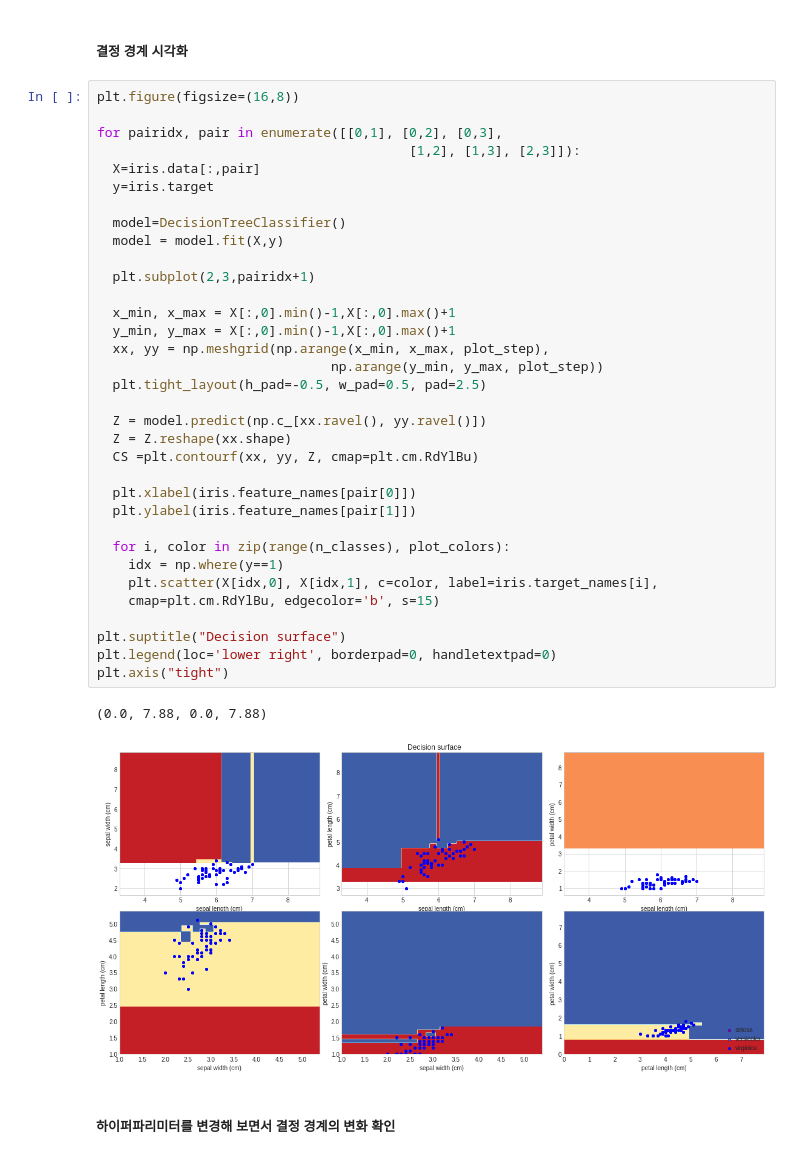
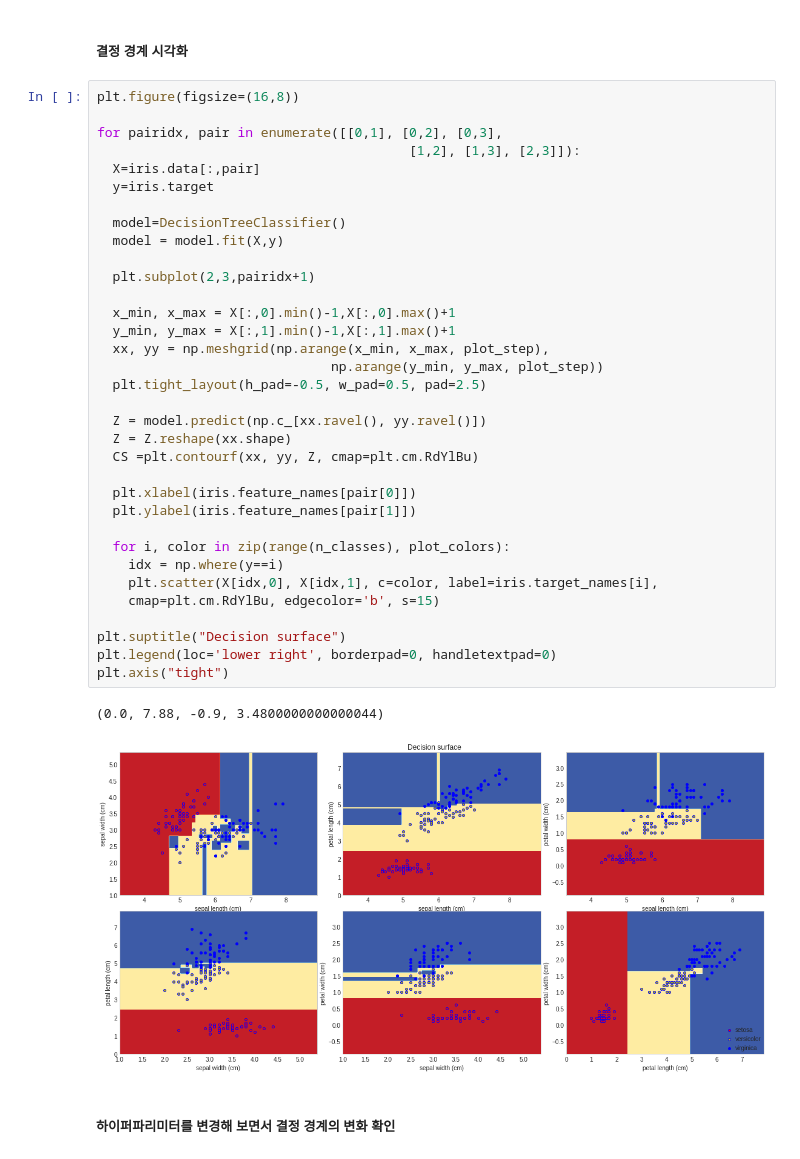
Before and after one commit to Tom-Jung/Suanlab_example, a Jupyter notebook: _8_결정_트리(Decision_Tree).ipynb, the cells around one changed output. Cells and saved outputs as stored; diff of their text form.

```diff
--- a/_8_결정_트리(Decision_Tree).ipynb
+++ b/_8_결정_트리(Decision_Tree).ipynb
@@ -296,36 +296,36 @@ plt.figure(figsize=(16,8))
 for pairidx, pair in enumerate([[0,1], [0,2], [0,3],
                                         [1,2], [1,3], [2,3]]):
   X=iris.data[:,pair]
   y=iris.target
 
   model=DecisionTreeClassifier()
   model = model.fit(X,y)
 
   plt.subplot(2,3,pairidx+1)
 
   x_min, x_max = X[:,0].min()-1,X[:,0].max()+1
-  y_min, y_max = X[:,0].min()-1,X[:,0].max()+1
+  y_min, y_max = X[:,1].min()-1,X[:,1].max()+1
   xx, yy = np.meshgrid(np.arange(x_min, x_max, plot_step),
                               np.arange(y_min, y_max, plot_step))
   plt.tight_layout(h_pad=-0.5, w_pad=0.5, pad=2.5)
 
   Z = model.predict(np.c_[xx.ravel(), yy.ravel()])
   Z = Z.reshape(xx.shape)
   CS =plt.contourf(xx, yy, Z, cmap=plt.cm.RdYlBu)
 
   plt.xlabel(iris.feature_names[pair[0]])
   plt.ylabel(iris.feature_names[pair[1]])
 
   for i, color in zip(range(n_classes), plot_colors):
-    idx = np.where(y==1)
+    idx = np.where(y==i)
     plt.scatter(X[idx,0], X[idx,1], c=color, label=iris.target_names[i],
     cmap=plt.cm.RdYlBu, edgecolor='b', s=15)
 
 plt.suptitle("Decision surface")
 plt.legend(loc='lower right', borderpad=0, handletextpad=0)
 plt.axis("tight")
 # %% [output]
-(0.0, 7.88, 0.0, 7.88)
+(0.0, 7.88, -0.9, 3.4800000000000044)
-[figure, old version]
+[figure, new version]
 # %% [markdown]
 ##### 하이퍼파리미터를 변경해 보면서 결정 경계의 변화 확인
```
Also changed, not shown: parts of 47 cells of this notebook.
